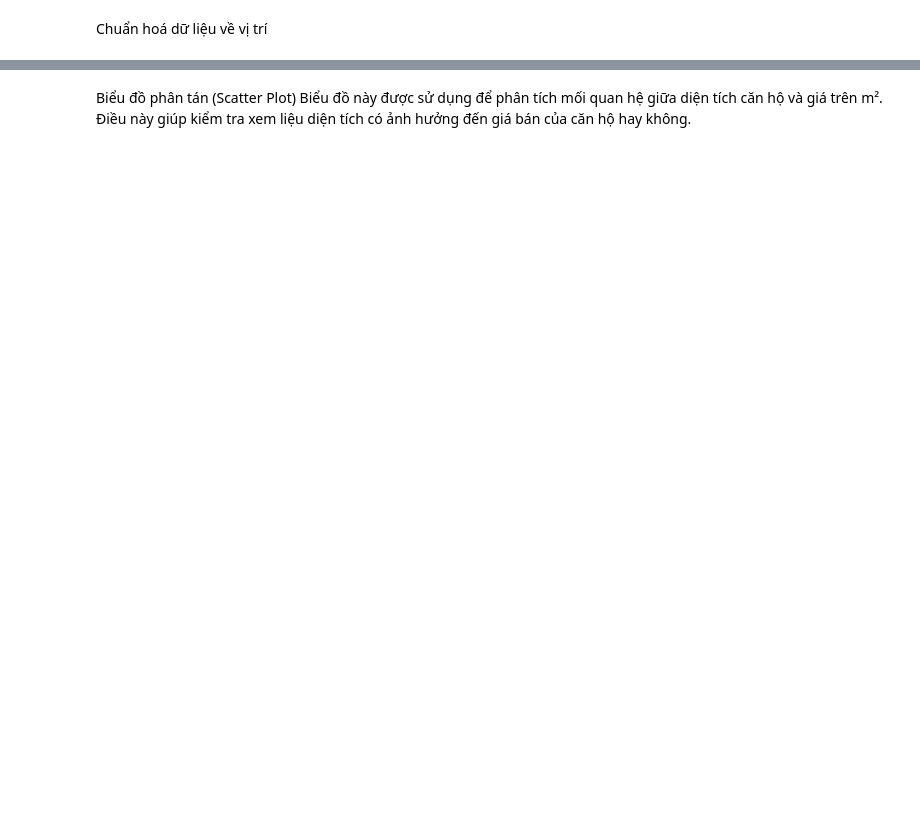
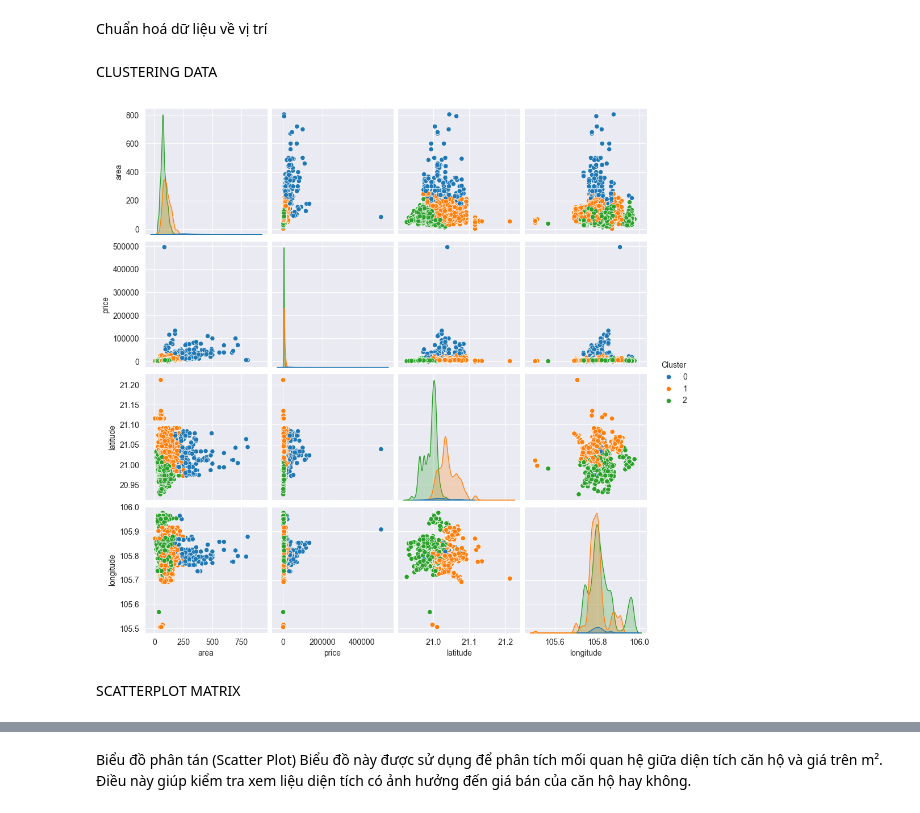
Before and after one commit to leo6103/data-science-project, a Jupyter notebook: notebooks/visualize_EDA.ipynb, the cells around one changed output, grey strips where cells are left out. Drawn from its saved outputs; the diff is of its cells as text; code cells hidden in the pictures; blank space fills up the shorter version.

```diff
--- a/notebooks/visualize_EDA.ipynb
+++ b/notebooks/visualize_EDA.ipynb
@@ -89,3 +96,41 @@ remove_hanoi_from_location(data)
 # # with open("clean_data.json", 'w', encoding='utf-8') as file:
 # #     json.dump(data, file, ensure_ascii=False, indent=4)
 # print(data)
+# %% [markdown]
+CLUSTERING DATA
+# %%
+import pandas as pd
+from sklearn.preprocessing import StandardScaler
+from sklearn.cluster import KMeans
+import seaborn as sns
+import matplotlib.pyplot as plt
+
+# Tạo DataFrame từ dữ liệu (giả sử data đã được định nghĩa)
+df = pd.DataFrame(data)
+
+# Loại bỏ các hàng có giá trị 'deal' trong cột 'price'
+df = df[df['price'] != 'deal']
+
+# Lựa chọn các đặc trưng để phân cụm
+features = ["area", "price", "latitude", "longitude"]
+df = df.dropna(subset=features)
+X = df[features]
+
+# Chuẩn hóa dữ liệu
+scaler = StandardScaler()
+X_scaled = scaler.fit_transform(X)
+
+# Áp dụng KMeans
+kmeans = KMeans(n_clusters=3, random_state=42)  # Số cụm có thể thay đổi
+df['Cluster'] = kmeans.fit_predict(X_scaled)
+
+# Thiết lập bảng màu rõ ràng
+palette = sns.color_palette("tab10", n_colors=3)
+
+# Visualize clusters với bảng màu tùy chỉnh
+sns.pairplot(df, hue='Cluster', vars=features, palette=palette)
+plt.show()
+# %% [output]
+[figure, added]
+# %% [markdown]
+SCATTERPLOT MATRIX
```
Also changed, not shown: parts of 13 cells of this notebook, 45 other files.
